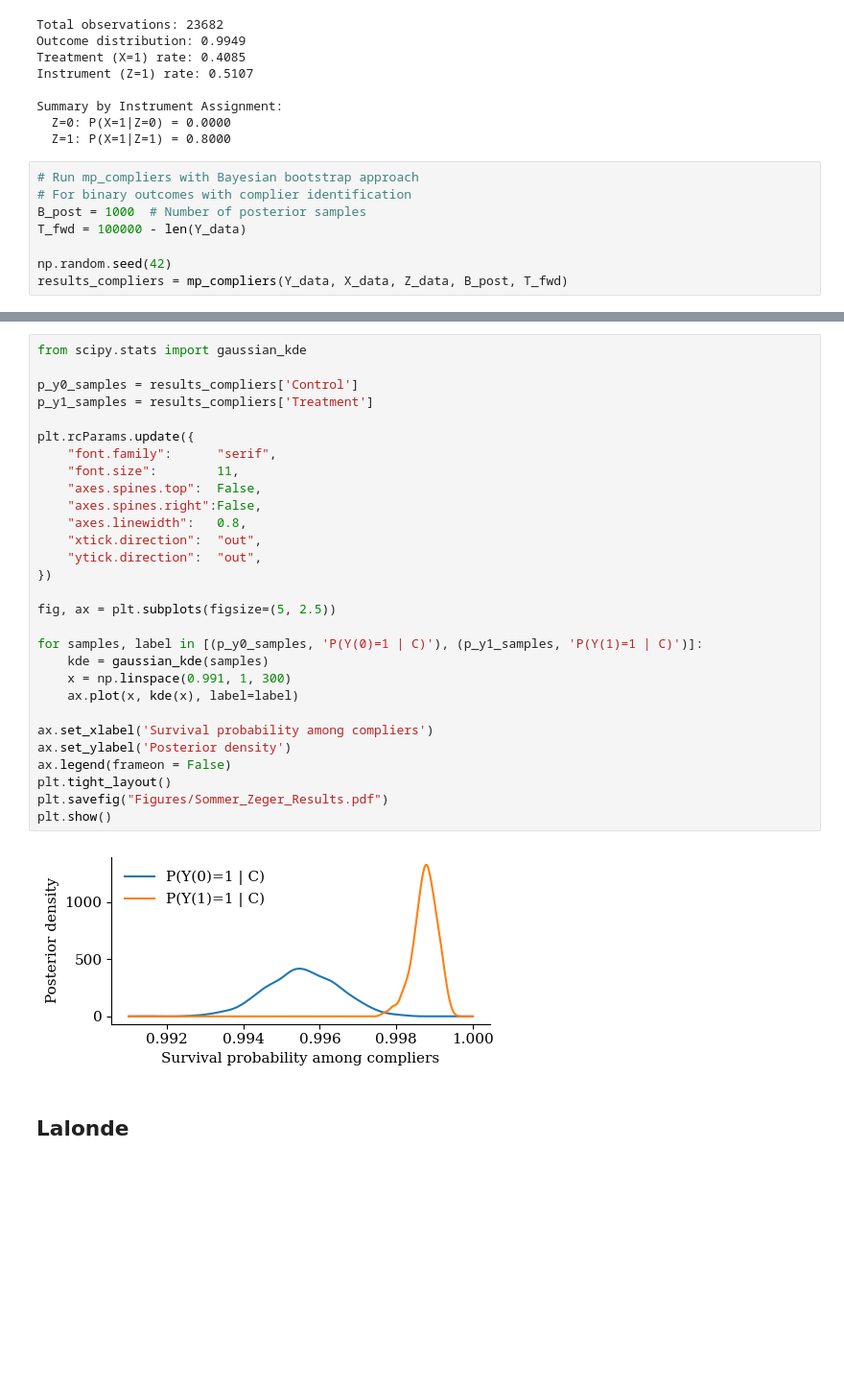
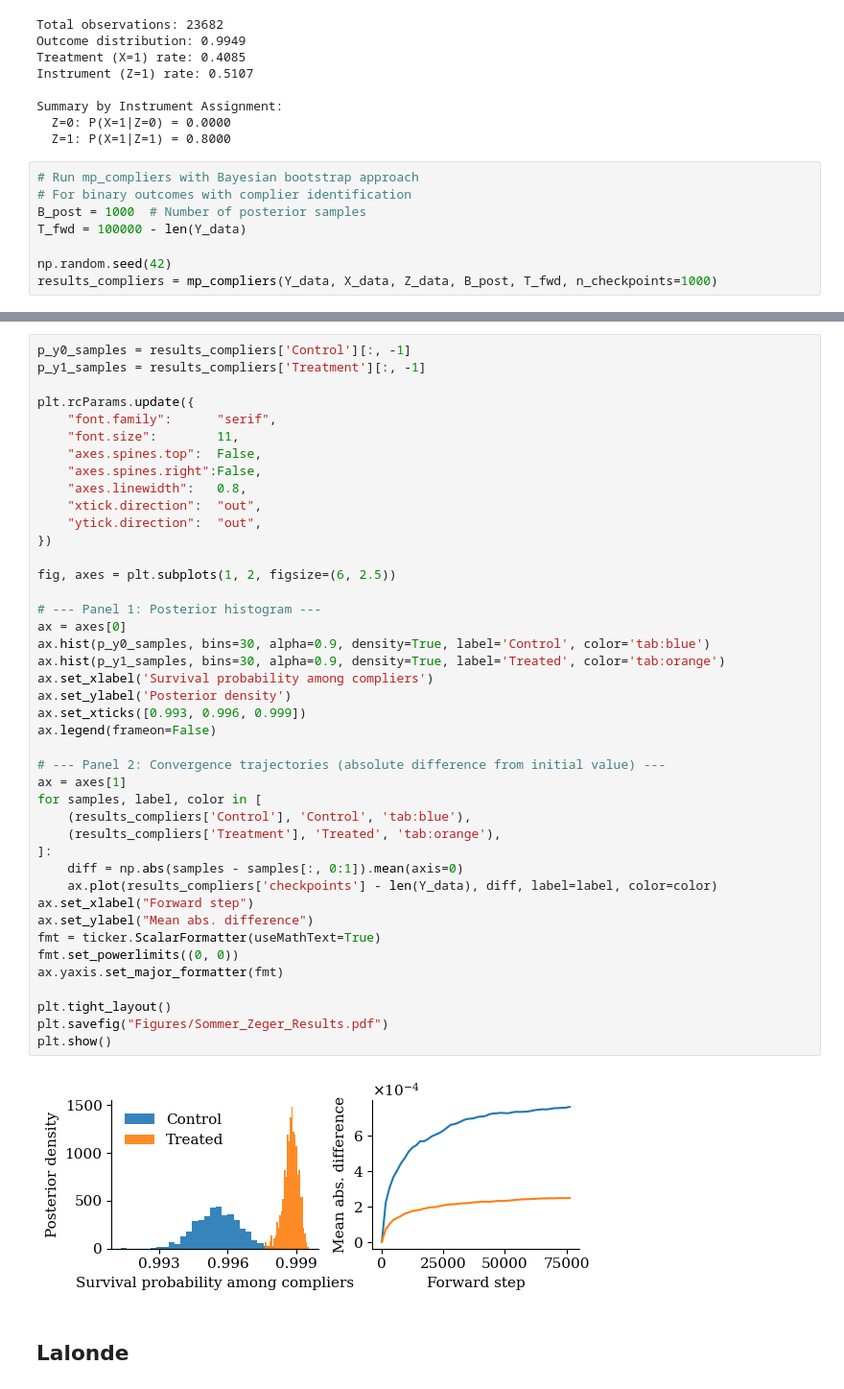
Before and after one commit to gregorsteiner/CausalMP, a Jupyter notebook: Real_Examples.ipynb, the cells around one changed output, grey strips where cells are left out. Shown at 96% size. Drawn from its saved outputs; the diff is of its cells as text; blank space fills up the shorter version.

```diff
--- a/Real_Examples.ipynb
+++ b/Real_Examples.ipynb
@@ -127,5 +167,5 @@ B_post = 1000  # Number of posterior samples
 T_fwd = 100000 - len(Y_data)
 
 np.random.seed(42)
-results_compliers = mp_compliers(Y_data, X_data, Z_data, B_post, T_fwd)
+results_compliers = mp_compliers(Y_data, X_data, Z_data, B_post, T_fwd, n_checkpoints=1000)
 # %%
@@ -141,36 +181,49 @@ print(
 90% CI for the complier proportion:  [0.79487741 0.80521985]
 90% CI for the LATE (per 1000 individuals):  [1.56763243 4.84062739]
 # %%
-from scipy.stats import gaussian_kde
-
-p_y0_samples = results_compliers['Control']
-p_y1_samples = results_compliers['Treatment']
+p_y0_samples = results_compliers['Control'][:, -1]
+p_y1_samples = results_compliers['Treatment'][:, -1]
 
 plt.rcParams.update({
     "font.family":      "serif",
     "font.size":        11,
     "axes.spines.top":  False,
     "axes.spines.right":False,
     "axes.linewidth":   0.8,
     "xtick.direction":  "out",
     "ytick.direction":  "out",
 })
 
-fig, ax = plt.subplots(figsize=(5, 2.5))
+fig, axes = plt.subplots(1, 2, figsize=(6, 2.5))
 
-for samples, label in [(p_y0_samples, 'P(Y(0)=1 | C)'), (p_y1_samples, 'P(Y(1)=1 | C)')]:
-    kde = gaussian_kde(samples)
-    x = np.linspace(0.991, 1, 300)
-    ax.plot(x, kde(x), label=label)
-
+# --- Panel 1: Posterior histogram ---
+ax = axes[0]
+ax.hist(p_y0_samples, bins=30, alpha=0.9, density=True, label='Control', color='tab:blue')
+ax.hist(p_y1_samples, bins=30, alpha=0.9, density=True, label='Treated', color='tab:orange')
 ax.set_xlabel('Survival probability among compliers')
 ax.set_ylabel('Posterior density')
-ax.legend(frameon = False)
+ax.set_xticks([0.993, 0.996, 0.999])
+ax.legend(frameon=False)
+
+# --- Panel 2: Convergence trajectories (absolute difference from initial value) ---
+ax = axes[1]
+for samples, label, color in [
+    (results_compliers['Control'], 'Control', 'tab:blue'),
+    (results_compliers['Treatment'], 'Treated', 'tab:orange'),
+]:
+    diff = np.abs(samples - samples[:, 0:1]).mean(axis=0)
+    ax.plot(results_compliers['checkpoints'] - len(Y_data), diff, label=label, color=color)
+ax.set_xlabel("Forward step")
+ax.set_ylabel("Mean abs. difference")
+fmt = ticker.ScalarFormatter(useMathText=True)
+fmt.set_powerlimits((0, 0))
+ax.yaxis.set_major_formatter(fmt)
+
 plt.tight_layout()
 plt.savefig("Figures/Sommer_Zeger_Results.pdf")
 plt.show()
 # %% [output]
-[figure, old version]
+[figure, new version]
 # %% [markdown]
 ## Lalonde
 # %%
```
Also changed, not shown: parts of 5 cells of this notebook, 3 other files.
